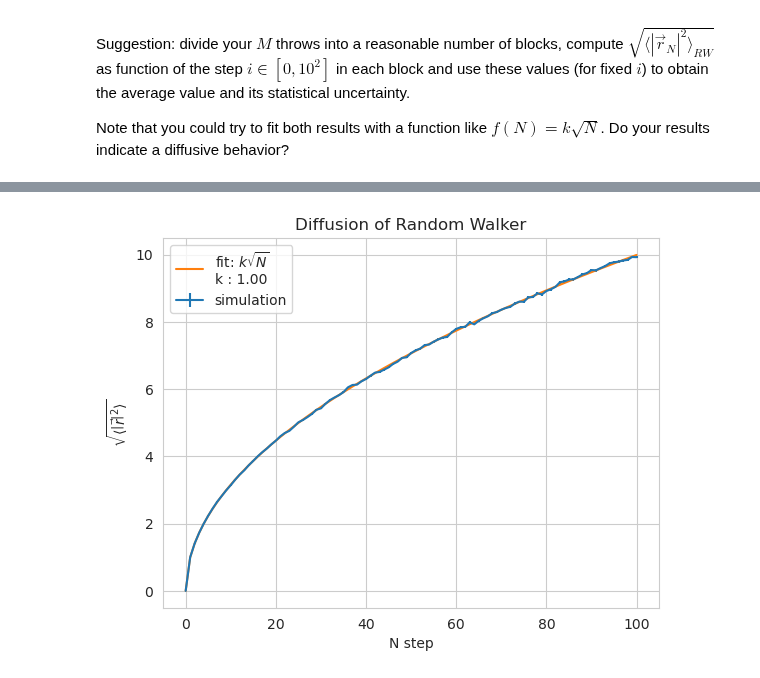
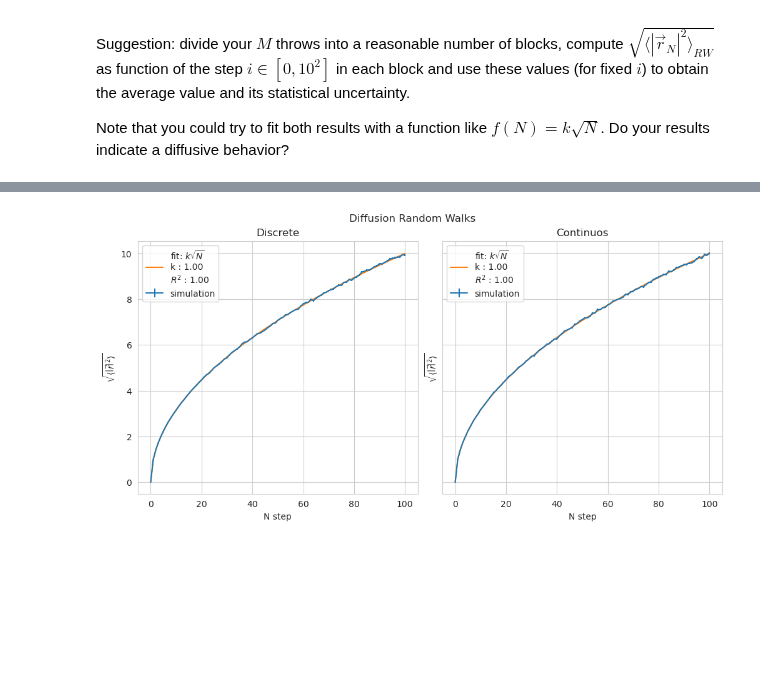
Before and after one commit to RandDouble/SimulazioneNumerica, a Jupyter notebook: LSN_Exercises_02.ipynb, the cells around one changed output, grey strips where cells are left out. Saved outputs shown, nothing was run; the diff lists cells and outputs as text; code cells hidden in the pictures; blank space fills up the shorter version.

```diff
--- a/LSN_Exercises_02.ipynb
+++ b/LSN_Exercises_02.ipynb
@@ -151,26 +253,55 @@ ax.set_zlabel("z");
 # %%
 from scipy.optimize import curve_fit
-# from sklearn.metrics import r2_score
+from sklearn.metrics import r2_score
 
 
 def f(x, k):
     return k * np.sqrt(x)
 
 
+fig, axs = plt.subplots(1, 2, sharey=True, figsize=(10, 5), layout="constrained")
+fig.suptitle("Diffusion Random Walks")
 discrete_step = np.loadtxt("eser_2/2_2/result_lattice.csv", delimiter=",")
 
 x = np.arange(discrete_step.shape[0])
 popt, pcov = curve_fit(f, x, discrete_step[:, 0], 1.0e-1)
 
-plt.errorbar(x, discrete_step[:, 0], discrete_step[:, 1], label="simulation")
-plt.plot(x, f(x, *popt), label=r"fit: $k\sqrt{N}$" + f"\nk : {popt[0]:.2f}")
-plt.legend()
+axs[0].errorbar(x, discrete_step[:, 0], discrete_step[:, 1], label="simulation")
+axs[0].plot(
+    x,
+    f(x, *popt),
+    label=r"fit: $k\sqrt{N}$"
+    + f"\nk : {popt[0]:.2f}\n"
+    + r"$R^2$ : "
+    + f"{r2_score(discrete_step[:,0], f(x, *popt)):.2f}",
+)
+axs[0].legend()
 
 
-plt.xlabel("N step")
-plt.ylabel(r"$\sqrt{\langle\left| \vec{r} \right|^2 \rangle}$")
-plt.title("Diffusion of Random Walker");
+axs[0].set_xlabel("N step")
+axs[0].set_ylabel(r"$\sqrt{\langle\left| \vec{r} \right|^2 \rangle}$")
+axs[0].set_title("Discrete")
+continuos_step = np.loadtxt("eser_2/2_2/result_continuos.csv", delimiter=",")
+
+popt, pcov = curve_fit(f, x, continuos_step[:, 0], 1.0e-1)
+
+axs[1].errorbar(
+    np.arange(continuos_step.shape[0]), continuos_step[:, 0], continuos_step[:, 1], label='simulation'
+)
+axs[1].plot(
+    x,
+    f(x, *popt),
+    label=r"fit: $k\sqrt{N}$"
+    + f"\nk : {popt[0]:.2f}\n"
+    + r"$R^2$ : "
+    + f"{r2_score(discrete_step[:,0], f(x, *popt)):.2f}",
+)
+axs[1].legend()
+
+axs[1].set_xlabel("N step")
+axs[1].set_ylabel(r"$\sqrt{\langle\left| \vec{r} \right|^2 \rangle}$")
+axs[1].set_title("Continuos");
 
 # print(f"R2 Score is : {r2_score(discrete_step[:,0], f(x, *popt))}")
 # %% [output]
-[figure, old version]
+[figure, new version]
```
Also changed, not shown: parts of 12 cells of this notebook, 2 other files.
